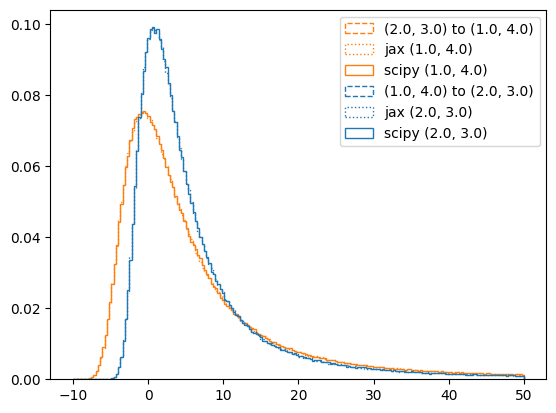
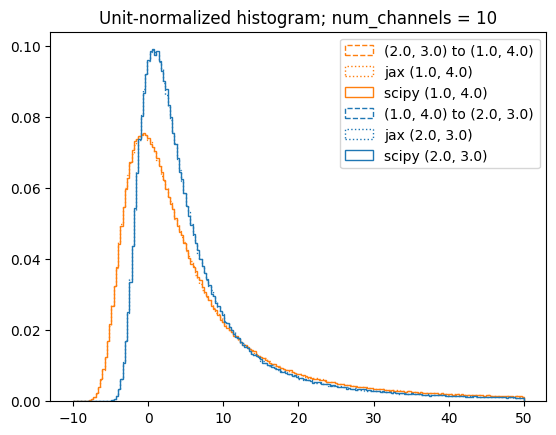
Code edit (unified diff) that turned the first committed figure into the second:
--- before
+++ after
@@ -34,4 +34,5 @@
 )
 ax.legend()
+plt.title(f"Unit-normalized histogram; {num_channels = }")
 
 None

Commit: Add figure captions